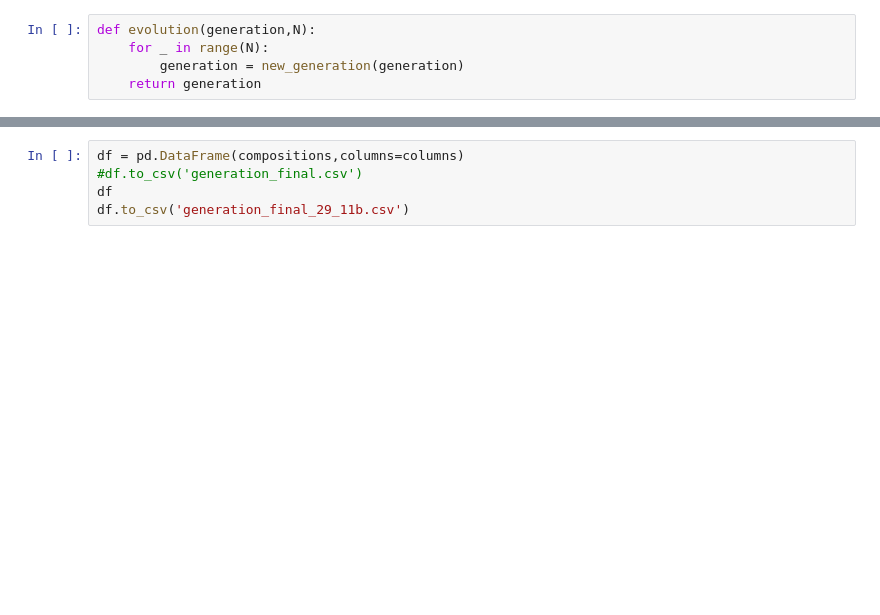
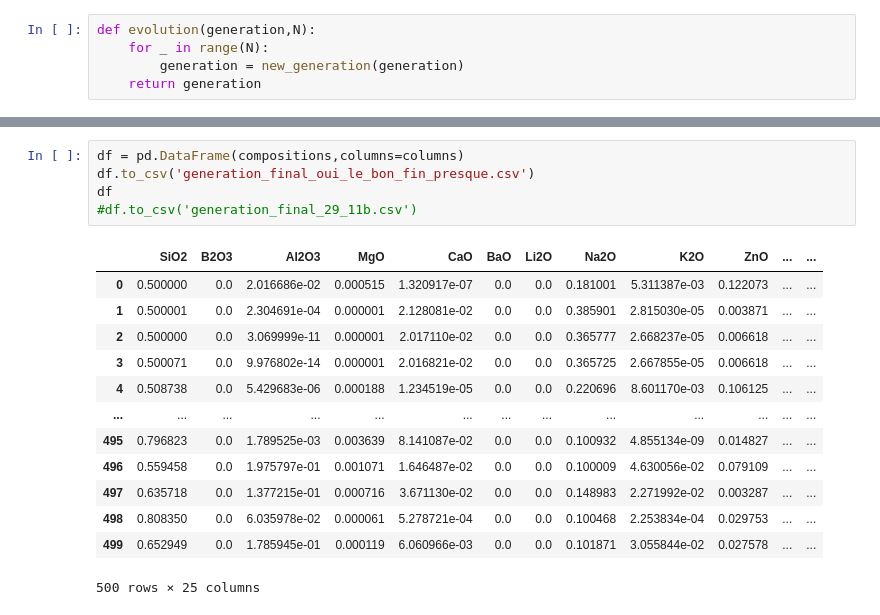
Before and after one commit to ychyn/algo_genetique, a Jupyter notebook: algo_genetique.ipynb, the cells around one changed output, grey strips where cells are left out. Drawn from its saved outputs; the diff is of its cells as text; blank space fills up the shorter version.

Commit message:
oui le bon fin generation_final_oui_le_bon_fin_presque

```diff
--- a/algo_genetique.ipynb
+++ b/algo_genetique.ipynb
@@ -544,8 +560,22 @@ compositions = evolution(initial_pop,N_generations)
 # %%
 df = pd.DataFrame(compositions,columns=columns)
-#df.to_csv('generation_final.csv')
+df.to_csv('generation_final_oui_le_bon_fin_presque.csv')
 df
-df.to_csv('generation_final_29_11b.csv')
+#df.to_csv('generation_final_29_11b.csv')
+# %% [output]
+|  | SiO2 | B2O3 | Al2O3 | MgO | CaO | BaO | Li2O | Na2O | K2O | ZnO | ... | ... |
+| 0 | 0.500000 | 0.0 | 2.016686e-02 | 0.000515 | 1.320917e-07 | 0.0 | 0.0 | 0.181001 | 5.311387e-03 | 0.122073 | ... | ... |
+| 1 | 0.500001 | 0.0 | 2.304691e-04 | 0.000001 | 2.128081e-02 | 0.0 | 0.0 | 0.385901 | 2.815030e-05 | 0.003871 | ... | ... |
+| 2 | 0.500000 | 0.0 | 3.069999e-11 | 0.000001 | 2.017110e-02 | 0.0 | 0.0 | 0.365777 | 2.668237e-05 | 0.006618 | ... | ... |
+| 3 | 0.500071 | 0.0 | 9.976802e-14 | 0.000001 | 2.016821e-02 | 0.0 | 0.0 | 0.365725 | 2.667855e-05 | 0.006618 | ... | ... |
+| 4 | 0.508738 | 0.0 | 5.429683e-06 | 0.000188 | 1.234519e-05 | 0.0 | 0.0 | 0.220696 | 8.601170e-03 | 0.106125 | ... | ... |
+| ... | ... | ... | ... | ... | ... | ... | ... | ... | ... | ... | ... | ... |
+| 495 | 0.796823 | 0.0 | 1.789525e-03 | 0.003639 | 8.141087e-02 | 0.0 | 0.0 | 0.100932 | 4.855134e-09 | 0.014827 | ... | ... |
+| 496 | 0.559458 | 0.0 | 1.975797e-01 | 0.001071 | 1.646487e-02 | 0.0 | 0.0 | 0.100009 | 4.630056e-02 | 0.079109 | ... | ... |
+| 497 | 0.635718 | 0.0 | 1.377215e-01 | 0.000716 | 3.671130e-02 | 0.0 | 0.0 | 0.148983 | 2.271992e-02 | 0.003287 | ... | ... |
+| 498 | 0.808350 | 0.0 | 6.035978e-02 | 0.000061 | 5.278721e-04 | 0.0 | 0.0 | 0.100468 | 2.253834e-04 | 0.029753 | ... | ... |
+| 499 | 0.652949 | 0.0 | 1.785945e-01 | 0.000119 | 6.060966e-03 | 0.0 | 0.0 | 0.101871 | 3.055844e-02 | 0.027578 | ... | ... |
+500 rows × 25 columns
 # %%
 df
 # %% [output]
```
Also changed, not shown: parts of 3 cells of this notebook, 1 other file.
